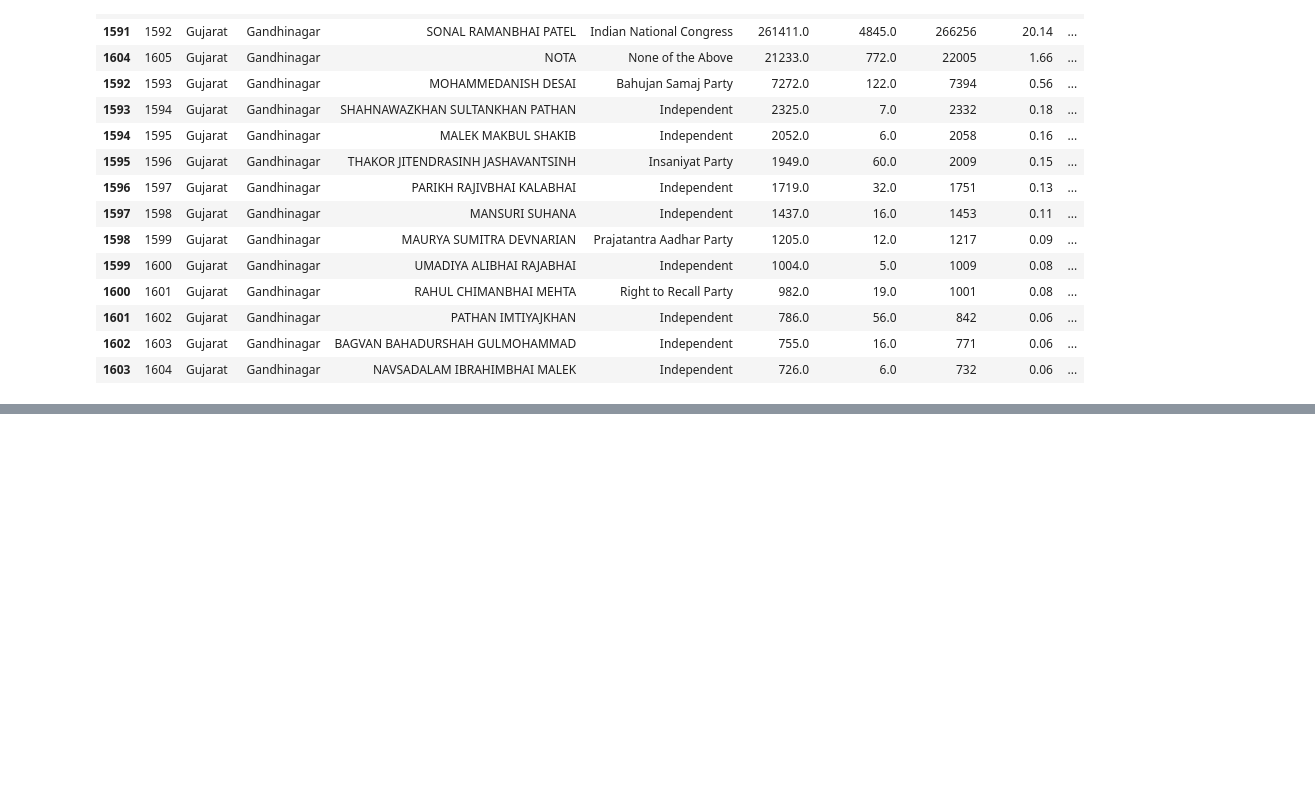
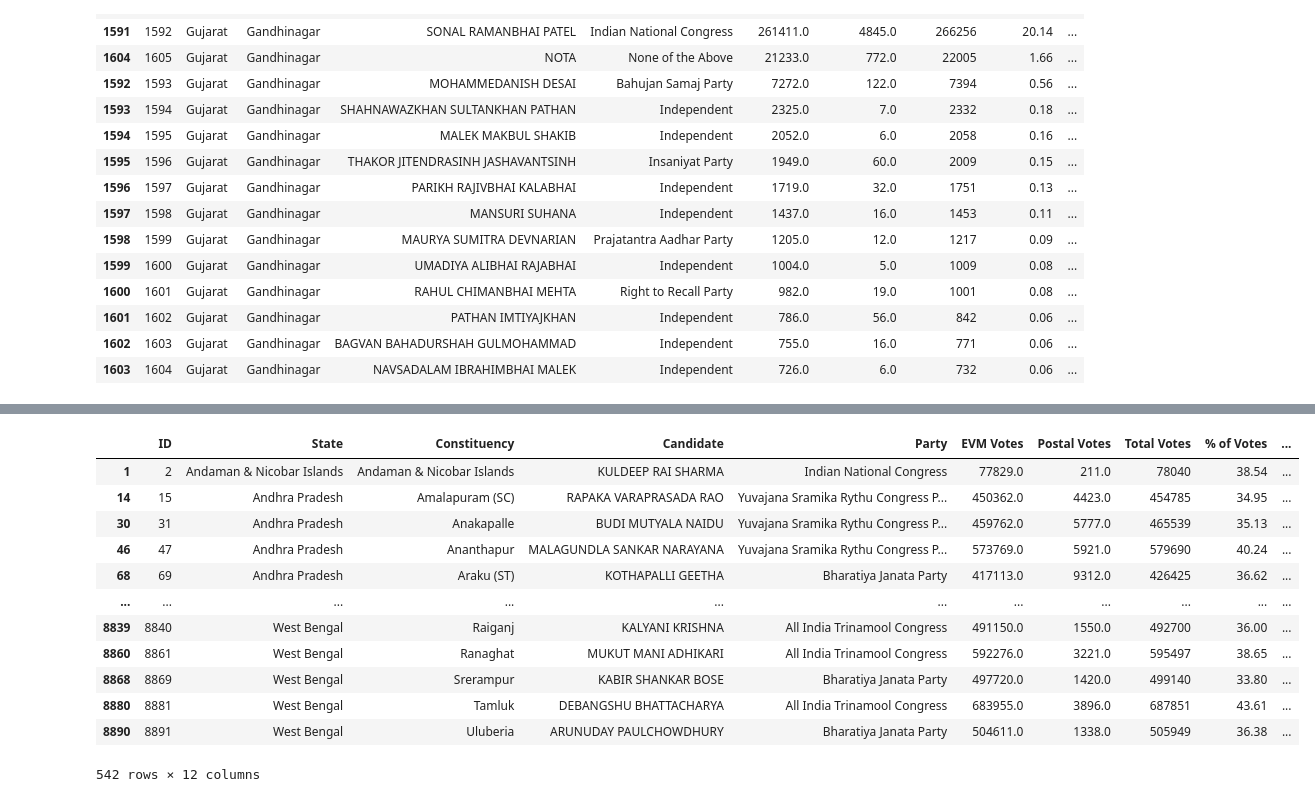
Before and after one commit to geershatisaxena/Election, a Jupyter notebook: res.ipynb, the cells around one changed output, grey strips where cells are left out. Cells and saved outputs as stored; diff of their text form; code cells hidden in the pictures; blank space fills up the shorter version.

```diff
--- a/res.ipynb
+++ b/res.ipynb
@@ -242,0 +265,17 @@ constituency_contest("Gandhinagar", "Gujarat")
+# %%
+runners_up = df[df["Rank_in_seat"] == 2].copy()
+runners_up
+# %% [output]
+|  | ID | State | Constituency | Candidate | Party | EVM Votes | Postal Votes | Total Votes | % of Votes | ... |
+| 1 | 2 | Andaman & Nicobar Islands | Andaman & Nicobar Islands | KULDEEP RAI SHARMA | Indian National Congress | 77829.0 | 211.0 | 78040 | 38.54 | ... |
+| 14 | 15 | Andhra Pradesh | Amalapuram (SC) | RAPAKA VARAPRASADA RAO | Yuvajana Sramika Rythu Congress P... | 450362.0 | 4423.0 | 454785 | 34.95 | ... |
+| 30 | 31 | Andhra Pradesh | Anakapalle | BUDI MUTYALA NAIDU | Yuvajana Sramika Rythu Congress P... | 459762.0 | 5777.0 | 465539 | 35.13 | ... |
+| 46 | 47 | Andhra Pradesh | Ananthapur | MALAGUNDLA SANKAR NARAYANA | Yuvajana Sramika Rythu Congress P... | 573769.0 | 5921.0 | 579690 | 40.24 | ... |
+| 68 | 69 | Andhra Pradesh | Araku (ST) | KOTHAPALLI GEETHA | Bharatiya Janata Party | 417113.0 | 9312.0 | 426425 | 36.62 | ... |
+| ... | ... | ... | ... | ... | ... | ... | ... | ... | ... | ... |
+| 8839 | 8840 | West Bengal | Raiganj | KALYANI KRISHNA | All India Trinamool Congress | 491150.0 | 1550.0 | 492700 | 36.00 | ... |
+| 8860 | 8861 | West Bengal | Ranaghat | MUKUT MANI ADHIKARI | All India Trinamool Congress | 592276.0 | 3221.0 | 595497 | 38.65 | ... |
+| 8868 | 8869 | West Bengal | Srerampur | KABIR SHANKAR BOSE | Bharatiya Janata Party | 497720.0 | 1420.0 | 499140 | 33.80 | ... |
+| 8880 | 8881 | West Bengal | Tamluk | DEBANGSHU BHATTACHARYA | All India Trinamool Congress | 683955.0 | 3896.0 | 687851 | 43.61 | ... |
+| 8890 | 8891 | West Bengal | Uluberia | ARUNUDAY PAULCHOWDHURY | Bharatiya Janata Party | 504611.0 | 1338.0 | 505949 | 36.38 | ... |
+542 rows × 12 columns
```
Also changed, not shown: parts of 3 cells of this notebook.
